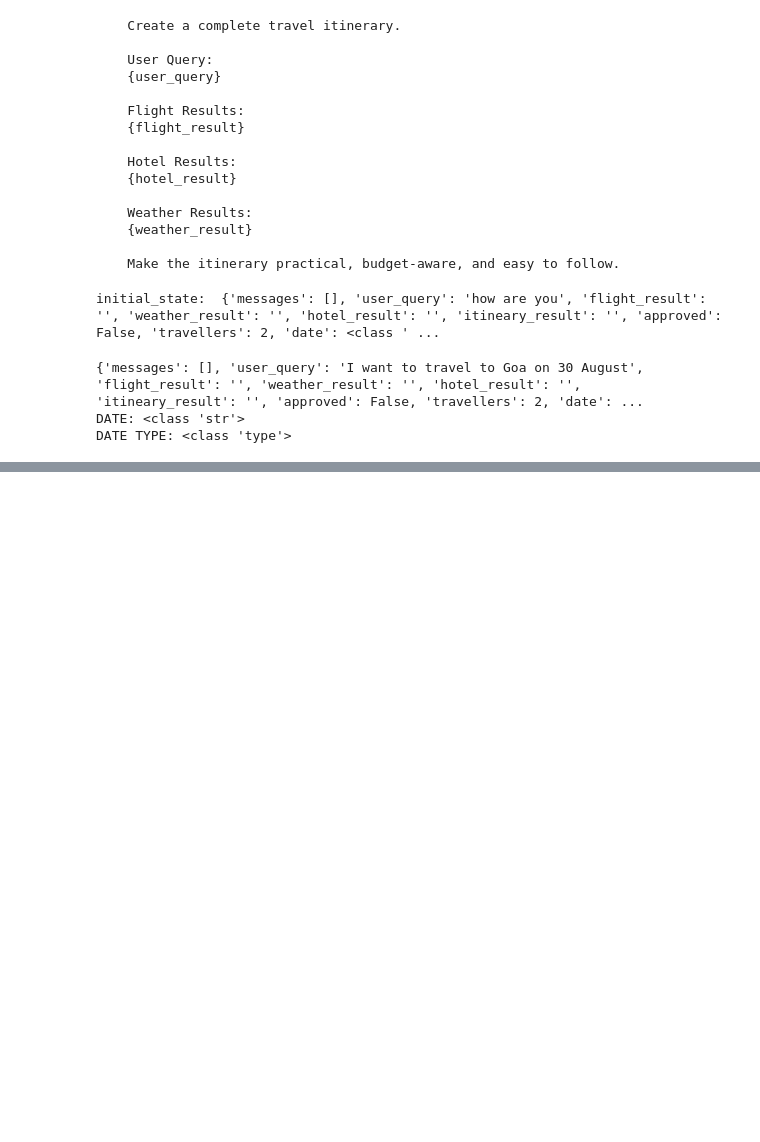
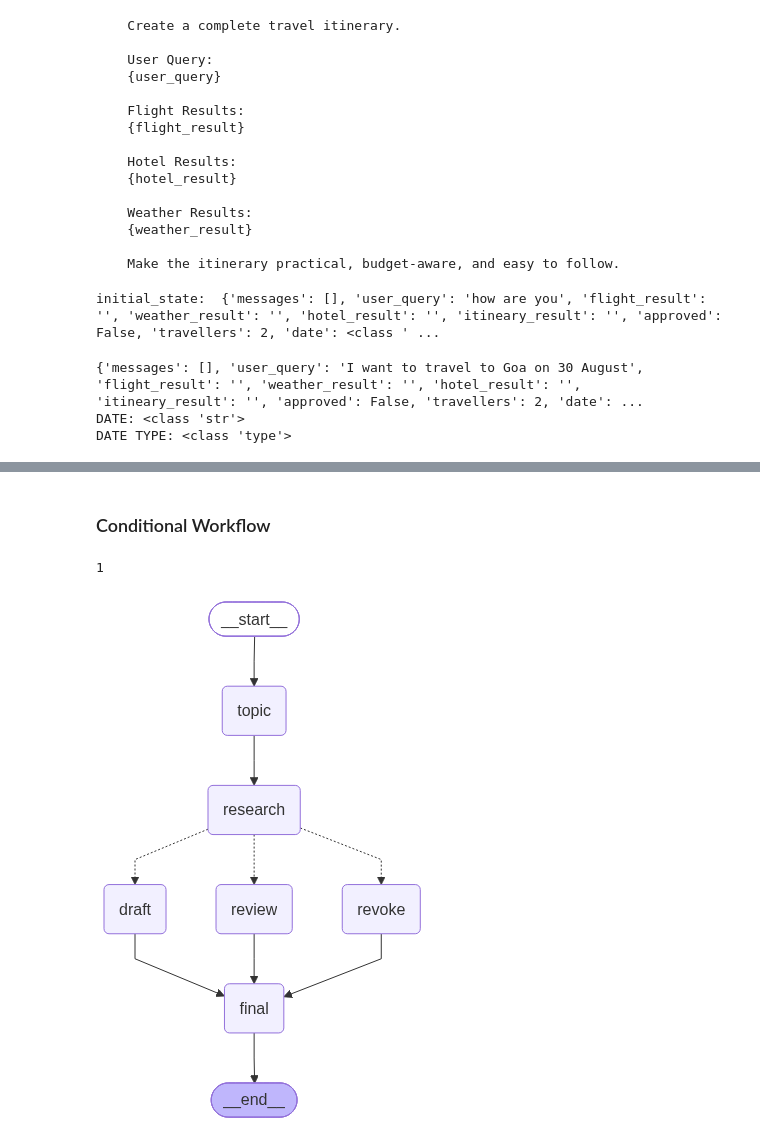
Before and after one commit to pravin-nawghare/Multi-Agent-Orchestration-using-A2A, a Jupyter notebook: test.ipynb, the cells around one changed output, grey strips where cells are left out. Cells and saved outputs as stored; diff of their text form; code cells hidden in the pictures; blank space fills up the shorter version.

```diff
--- a/test.ipynb
+++ b/test.ipynb
@@ -388,0 +487,11 @@ DATE TYPE: <class 'type'>
+# %% [markdown]
+### Conditional Workflow
+# %%
+class ConditionalState(TypedDict):
+
+    topic: str
+    research: str
+    review: str
+    draft: str
+    revoke: str
+    final: str
@@ -388,0 +532,37 @@ DATE TYPE: <class 'type'>
+# %%
+import random
+result = random.randint(1,3)
+print(result)
+# %% [output]
+1
+# %%
+def route_condition(state: ConditionalState) -> Literal["review", "draft", "revoke"]:
+    result = random.randint(0,2)
+    routes = ["review", "draft", "revoke"]
+    return routes[result]
+# %%
+graph = StateGraph(ConditionalState)
+
+graph.add_node("topic", user_topic)
+graph.add_node("research", topic_research)
+graph.add_node("review", topic_review)
+graph.add_node("draft", topic_draft)
+graph.add_node("revoke", topic_revoke)
+graph.add_node("final", final_node)
+
+graph.add_edge(START, "topic")
+graph.add_edge("topic", "research")
+
+graph.add_conditional_edges("research", route_condition)
+
+graph.add_edge("review", "final")
+graph.add_edge("draft", "final")
+graph.add_edge("revoke", "final")
+
+graph.add_edge("final", END)
+
+conditional_workflow = graph.compile()
+# %%
+conditional_workflow
+# %% [output]
+[figure, added]
```
Also changed, not shown: parts of 19 cells of this notebook.
